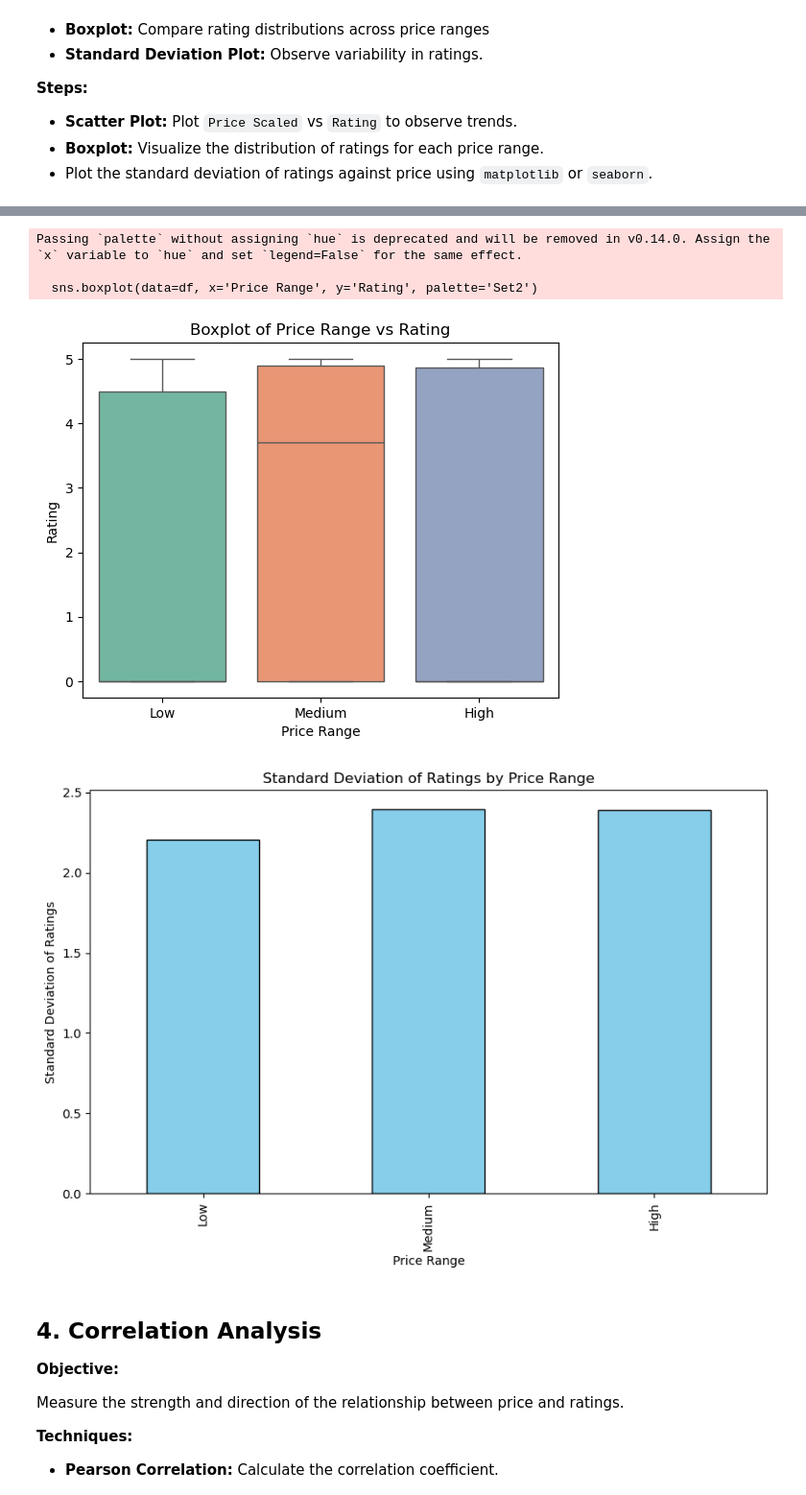
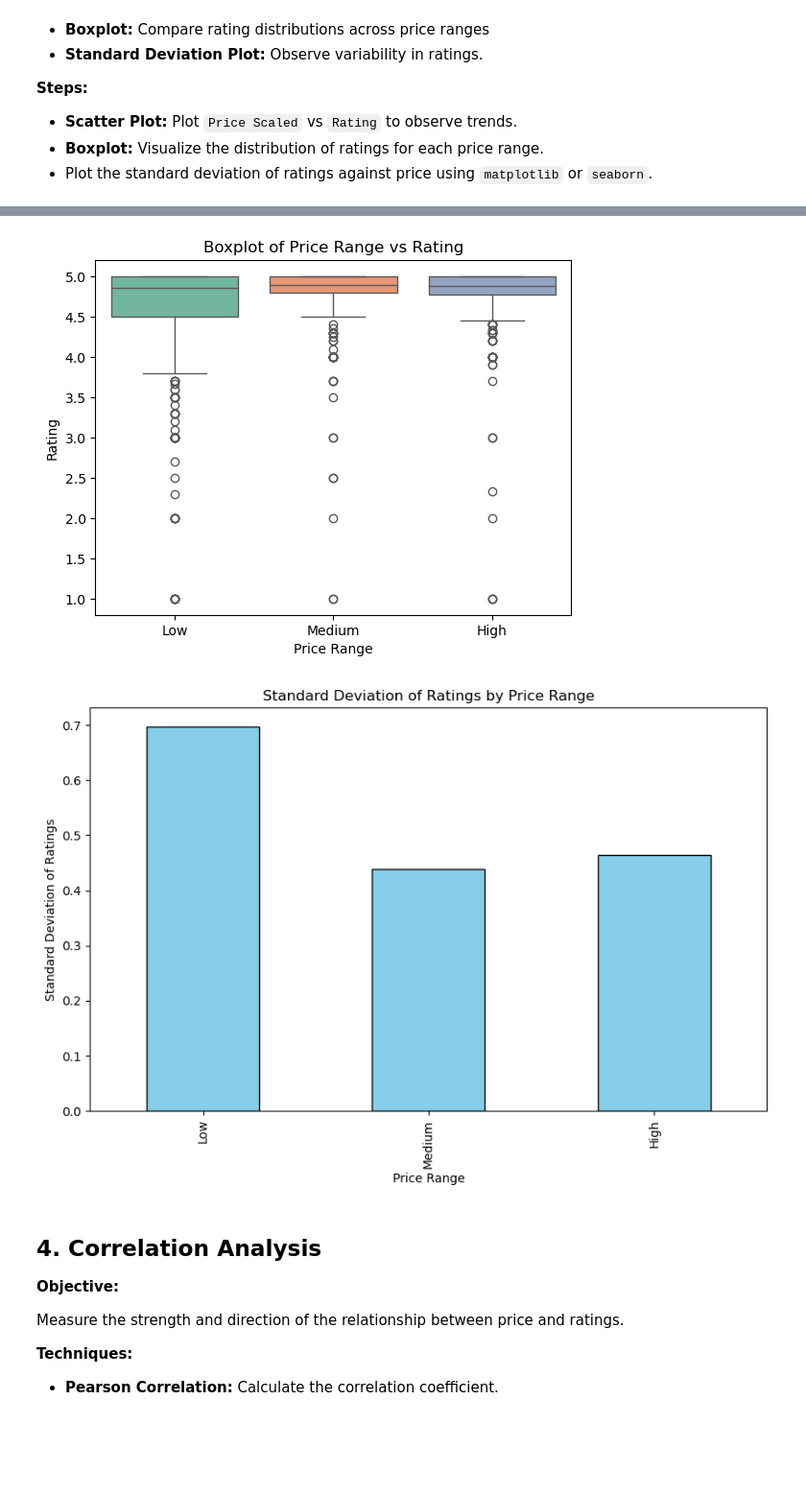
Before and after one commit to RokeMSE/22CLC-Intro2DS-Brand_Fashion_Market_SeasonalTrend_Analysis, a Jupyter notebook: Model2.ipynb, the cells around one changed output, grey strips where cells are left out. Shown: that part at 96% size. Drawn from its saved outputs; the diff is of its cells as text; code cells hidden in the pictures; blank space fills up the shorter version.

Commit message:
Re-analyze after the Data.csv file has changed + Add Ref

```diff
--- a/Model2.ipynb
+++ b/Model2.ipynb
@@ -107,14 +107,14 @@ plt.ylabel('Rating')
 plt.show()
 
 # Boxplot: Price Range vs Rating
-sns.boxplot(data=df, x='Price Range', y='Rating', palette='Set2')
+sns.boxplot(data=df, x='Price Range', y='Rating', hue = 'Price Range',palette='Set2', legend=False)
 plt.title('Boxplot of Price Range vs Rating')
 plt.xlabel('Price Range')
 plt.ylabel('Rating')
 plt.show()
 
 # Standard Deviation Analysis (Plot Std Dev of Ratings vs Price Range)
-std_dev_ratings = df.groupby('Price Range')['Rating'].std()
+std_dev_ratings = df.groupby('Price Range', observed=False)['Rating'].std()
 plt.figure(figsize=(10, 6))
 std_dev_ratings.plot(kind='bar', color='skyblue', edgecolor='black')
 plt.title('Standard Deviation of Ratings by Price Range')
@@ -126,8 +126,5 @@ plt.show()
-Passing `palette` without assigning `hue` is deprecated and will be removed in v0.14.0. Assign the `x` variable to `hue` and set `legend=False` for the same effect.
-
-  sns.boxplot(data=df, x='Price Range', y='Rating', palette='Set2')
-[figure, old version]
+[figure, new version]
-[figure, old version]
+[figure, new version]
 # %% [markdown]
 ## 4. Correlation Analysis
 **Objective:**
```
Also changed, not shown: parts of 8 cells of this notebook.
